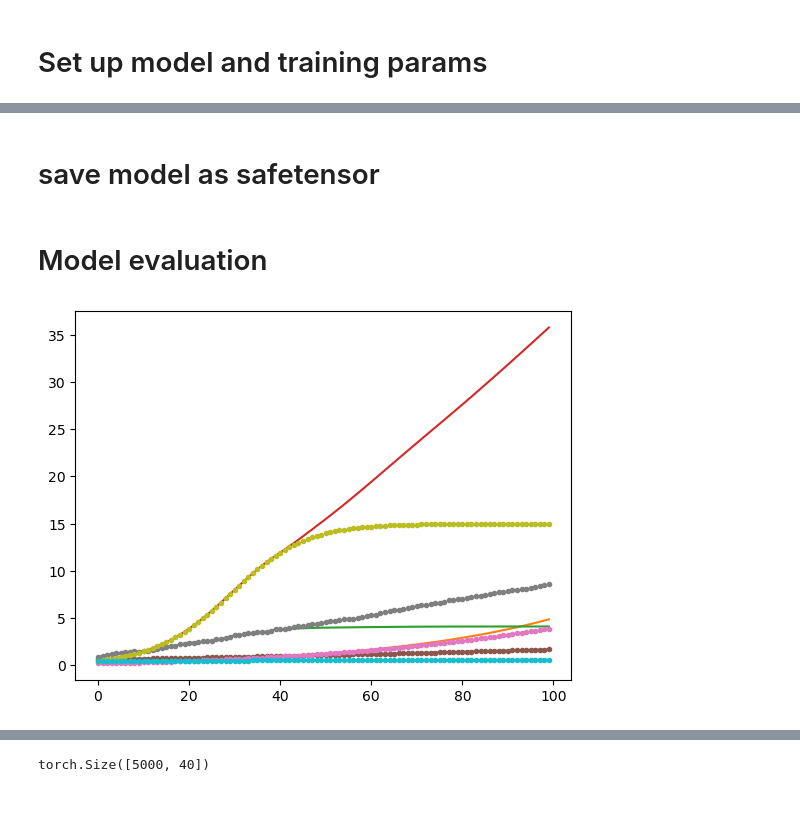
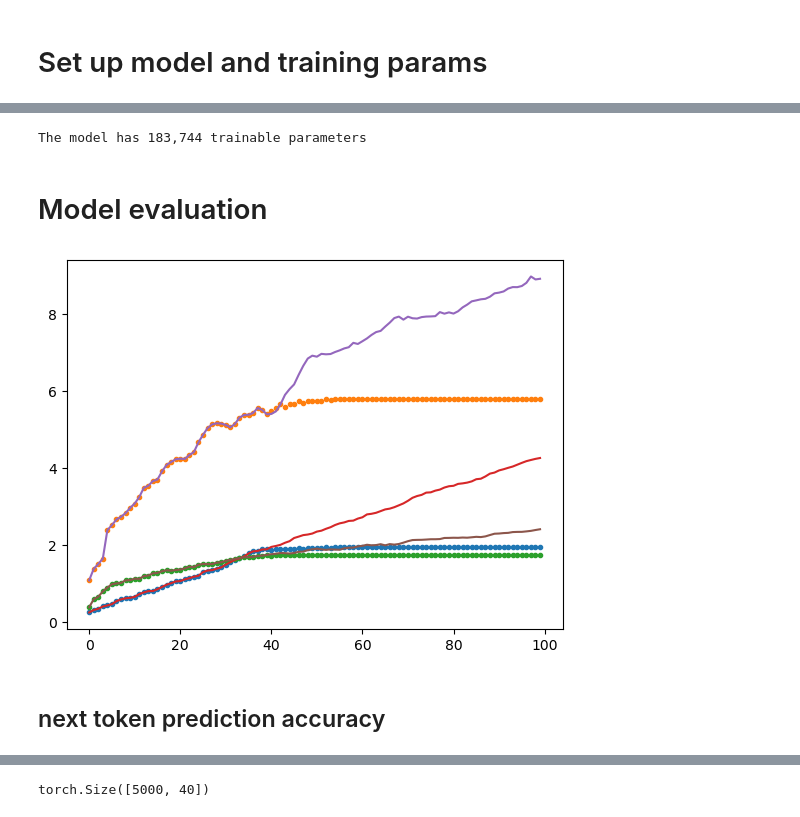
Before and after one commit to seyedasadzadeh/degradation-transformer, a Jupyter notebook: main.ipynb, the cells around one changed output, grey strips where cells are left out. Drawn from its saved outputs; the diff is of its cells as text; code cells hidden in the pictures.

```diff
--- a/main.ipynb
+++ b/main.ipynb
@@ -105,7 +111,7 @@ sei_episodes.min(), sei_episodes.max(), sei_episodes.shape
 logistic_episodes = np.empty((0, length))
 for alfa in np.linspace(0.01, .4, 40):
 
-    logstiff = LogisticStiffness(length=length, dim=1, alfa=alfa, xmax=15)
+    logstiff = LogisticStiffness(length=length, dim=1, alfa=alfa, xmax=15, sigma_e=alfa)
 
     episodes_i = logstiff.generate_episode(x0=np.abs(np.random.randn(n0)*0.3+0.7))  # Initial crack lengths in meters
     logistic_episodes = np.concatenate([logistic_episodes, episodes_i], axis=0)
@@ -165,7 +171,7 @@ Max: 14.999999999999758
 # %% [markdown]
 # Set up model and training params
 # %%
-vocab_size=1000
+vocab_size=500
 context_window=40
 bs = 32
 # Split episodes into train/test (e.g., 80/20)
@@ -196,11 +202,9 @@ len(train_loader), len(test_loader)
 # %%
 model = DegradationTransformer(vocab_size=vocab_size, context_window=context_window,
-                               embedding_dim=128, num_heads=8, num_blocks=3)
-optim = torch.optim.Adam(model.parameters(), lr=0.002)
-loss_func = torch.nn.CrossEntropyLoss()
-len(train_loader), len(test_loader)
-cbs = [ProgressCallback(50)]
-learner = Learner(model, optim, loss_func, train_loader, test_loader, cbs, device=device)
-learner.fit(1)
+                               embedding_dim=64, num_heads=8, num_blocks=3)
+# model param count
+def count_parameters(model):
+    return sum(p.numel() for p in model.parameters() if p.requires_grad)
+print(f'The model has {count_parameters(model):,} trainable parameters')
+# %% [output]
+The model has 183,744 trainable parameters
-# %% [markdown]
-# save model as safetensor
@@ -209,13 +213,22 @@ learner.save_model("degradation_transformer_model.safetensors")
+# %%
+optim = torch.optim.Adam(model.parameters(), lr=0.003)
+loss_func = torch.nn.CrossEntropyLoss()
+len(train_loader), len(test_loader)
+cbs = [ProgressCallback(50), SaveModel(), WandBCallback(update_freq=50)]
+learner = Learner(model, optim, loss_func, train_loader, test_loader, cbs, device=device)
+learner.fit(1)
 # %% [markdown]
 # Model evaluation
 # %%
-inexces = np.random.randint(0, test_episodes.shape[0], size=5)
-plt.plot(learner.predict(test_episodes[inexces,:context_window], num_periods=100-context_window).T)
-plt.plot(test_episodes[inexces, ].T, '.')
+inexces = np.random.randint(0, test_episodes.shape[0], size=3)
+plt.plot(learner.predict(test_episodes[inexces,:context_window], num_periods=100-context_window).T, '.')
+plt.plot(test_episodes[inexces, ].T)
 
 np.save('degradation_episodes.npy', test_episodes[inexces,:context_window])
 # %% [output]
-[figure, old version]
+[figure, new version]
+# %% [markdown]
+## next token prediction accuracy
 # %%
 class TimeSeriesDatasetRaw(torch.utils.data.Dataset):
     def __init__(self, data, context_window, vocab_size):
```
Also changed, not shown: parts of 24 cells of this notebook, 13 other files.
